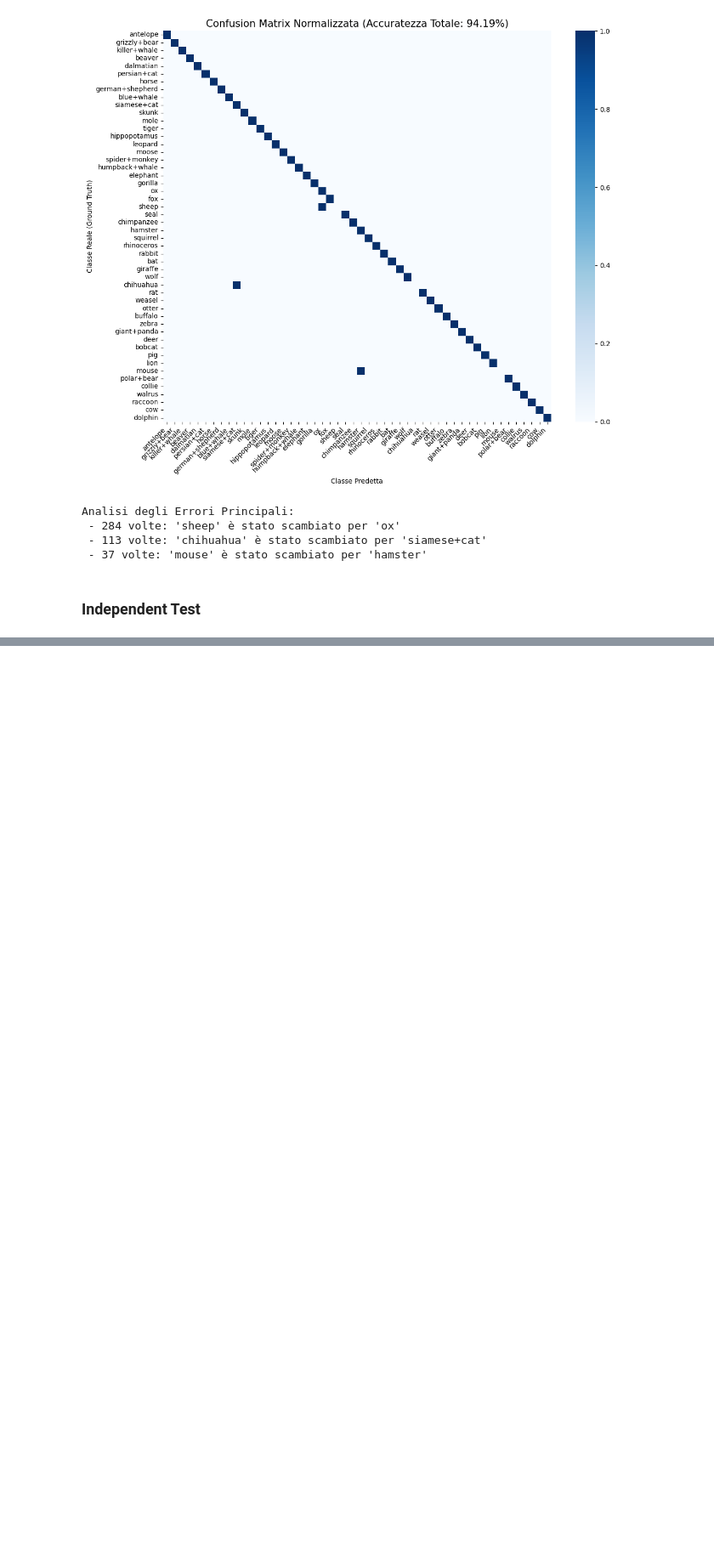
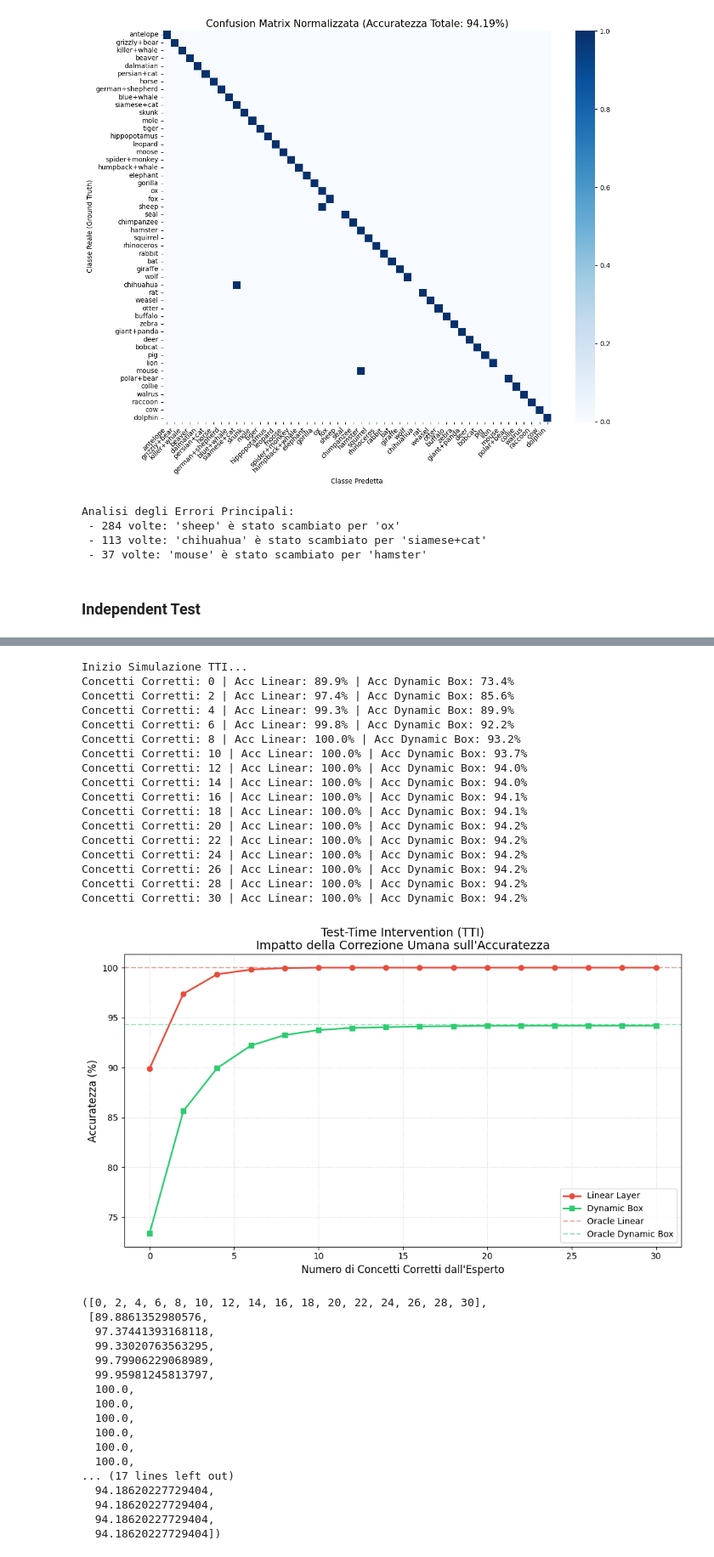
Before and after one commit to stefano-gamba/BoxEmbeddingCBM, a Jupyter notebook: notebooks/awa2/independent_training.ipynb, the cells around one changed output, grey strips where cells are left out. Shown at 85% size. Drawn from its saved outputs; the diff is of its cells as text; code cells hidden in the pictures; blank space fills up the shorter version.

```diff
--- a/notebooks/awa2/independent_training.ipynb
+++ b/notebooks/awa2/independent_training.ipynb
@@ -707,0 +710,50 @@ NameError: name 'box_dict' is not defined
+# %%
+from src.utils.plot import evaluate_tti_curves
+
+box_tensors = prepara_tensore_box(box_dict, concept2id)
+evaluate_tti_curves(
+    b_model,
+    db_model,
+    concept_predictor,
+    test_dataloader,
+    class_concept_matrix,
+    box_tensors,
+    device,
+    num_interventions=30
+)
+# %% [output]
+Inizio Simulazione TTI...
+Concetti Corretti: 0 | Acc Linear: 89.9% | Acc Dynamic Box: 73.4%
+Concetti Corretti: 2 | Acc Linear: 97.4% | Acc Dynamic Box: 85.6%
+Concetti Corretti: 4 | Acc Linear: 99.3% | Acc Dynamic Box: 89.9%
+Concetti Corretti: 6 | Acc Linear: 99.8% | Acc Dynamic Box: 92.2%
+Concetti Corretti: 8 | Acc Linear: 100.0% | Acc Dynamic Box: 93.2%
+Concetti Corretti: 10 | Acc Linear: 100.0% | Acc Dynamic Box: 93.7%
+Concetti Corretti: 12 | Acc Linear: 100.0% | Acc Dynamic Box: 94.0%
+Concetti Corretti: 14 | Acc Linear: 100.0% | Acc Dynamic Box: 94.0%
+Concetti Corretti: 16 | Acc Linear: 100.0% | Acc Dynamic Box: 94.1%
+Concetti Corretti: 18 | Acc Linear: 100.0% | Acc Dynamic Box: 94.1%
+Concetti Corretti: 20 | Acc Linear: 100.0% | Acc Dynamic Box: 94.2%
+Concetti Corretti: 22 | Acc Linear: 100.0% | Acc Dynamic Box: 94.2%
+Concetti Corretti: 24 | Acc Linear: 100.0% | Acc Dynamic Box: 94.2%
+Concetti Corretti: 26 | Acc Linear: 100.0% | Acc Dynamic Box: 94.2%
+Concetti Corretti: 28 | Acc Linear: 100.0% | Acc Dynamic Box: 94.2%
+Concetti Corretti: 30 | Acc Linear: 100.0% | Acc Dynamic Box: 94.2%
+[figure, added]
+([0, 2, 4, 6, 8, 10, 12, 14, 16, 18, 20, 22, 24, 26, 28, 30],
+ [89.8861352980576,
+  97.37441393168118,
+  99.33020763563295,
+  99.79906229068989,
+  99.95981245813797,
+  100.0,
+  100.0,
+  100.0,
+  100.0,
+  100.0,
+  100.0,
+... (17 lines left out)
+  94.18620227729404,
+  94.18620227729404,
+  94.18620227729404,
+  94.18620227729404])
```
Also changed, not shown: parts of 30 cells of this notebook, 4 other files.
